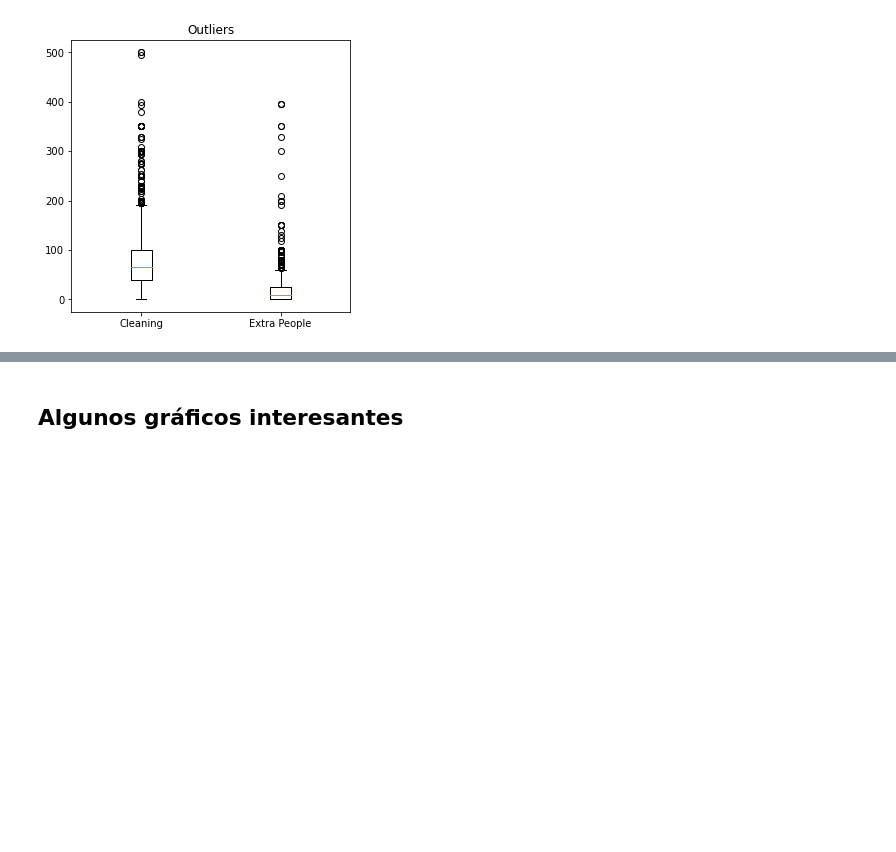
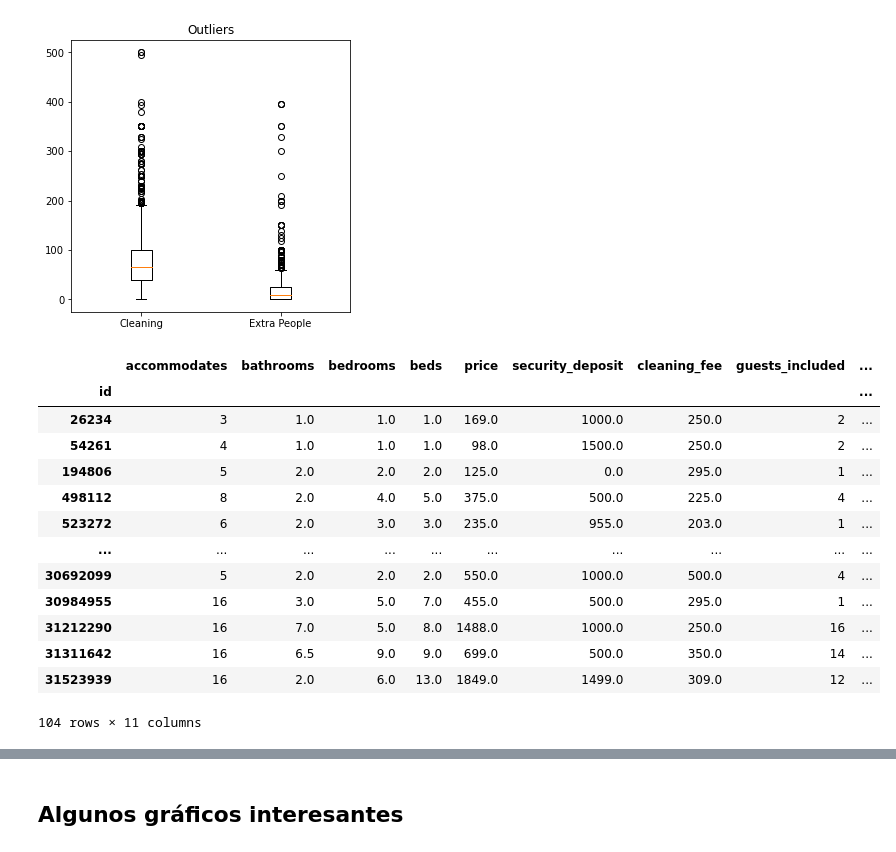
Before and after one commit to sofiamacein/Airbnb_Proyecto, a Jupyter notebook: Airbnb_Sofia.ipynb, the cells around one changed output, grey strips where cells are left out. Cells and saved outputs as stored; diff of their text form; code cells hidden in the pictures; blank space fills up the shorter version.

```diff
--- a/Airbnb_Sofia.ipynb
+++ b/Airbnb_Sofia.ipynb
@@ -581,3 +585,21 @@ plt.xticks([1,2], ['Cleaning', 'Extra People'])
 plt.show()
 # %% [output]
 [figure]
+# %%
+df[df['cleaning_fee']>200][['accommodates', 'bathrooms','bedrooms', 'beds', 'price', 'security_deposit','cleaning_fee','guests_included','Entire home/apt', 'Private room',
+       'Shared room']]
+# %% [output]
+|  | accommodates | bathrooms | bedrooms | beds | price | security_deposit | cleaning_fee | guests_included | ... |
+| id |  |  |  |  |  |  |  |  | ... |
+| 26234 | 3 | 1.0 | 1.0 | 1.0 | 169.0 | 1000.0 | 250.0 | 2 | ... |
+| 54261 | 4 | 1.0 | 1.0 | 1.0 | 98.0 | 1500.0 | 250.0 | 2 | ... |
+| 194806 | 5 | 2.0 | 2.0 | 2.0 | 125.0 | 0.0 | 295.0 | 1 | ... |
+| 498112 | 8 | 2.0 | 4.0 | 5.0 | 375.0 | 500.0 | 225.0 | 4 | ... |
+| 523272 | 6 | 2.0 | 3.0 | 3.0 | 235.0 | 955.0 | 203.0 | 1 | ... |
+| ... | ... | ... | ... | ... | ... | ... | ... | ... | ... |
+| 30692099 | 5 | 2.0 | 2.0 | 2.0 | 550.0 | 1000.0 | 500.0 | 4 | ... |
+| 30984955 | 16 | 3.0 | 5.0 | 7.0 | 455.0 | 500.0 | 295.0 | 1 | ... |
+| 31212290 | 16 | 7.0 | 5.0 | 8.0 | 1488.0 | 1000.0 | 250.0 | 16 | ... |
+| 31311642 | 16 | 6.5 | 9.0 | 9.0 | 699.0 | 500.0 | 350.0 | 14 | ... |
+| 31523939 | 16 | 2.0 | 6.0 | 13.0 | 1849.0 | 1499.0 | 309.0 | 12 | ... |
+104 rows × 11 columns
```
Also changed, not shown: parts of 30 cells of this notebook.
